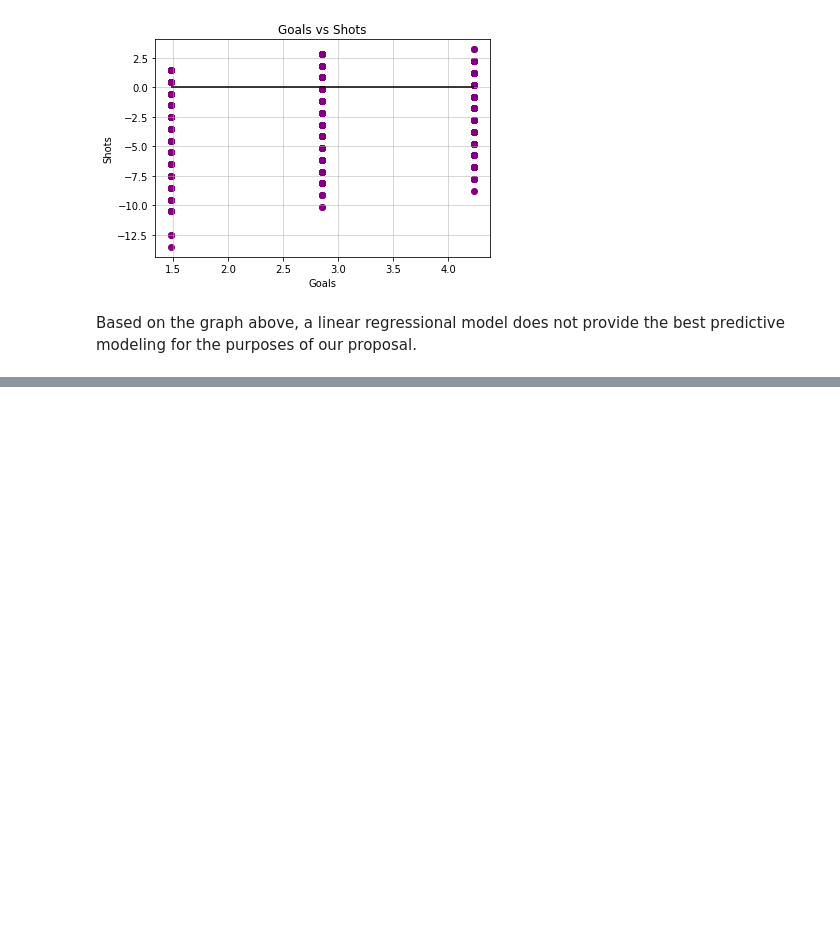
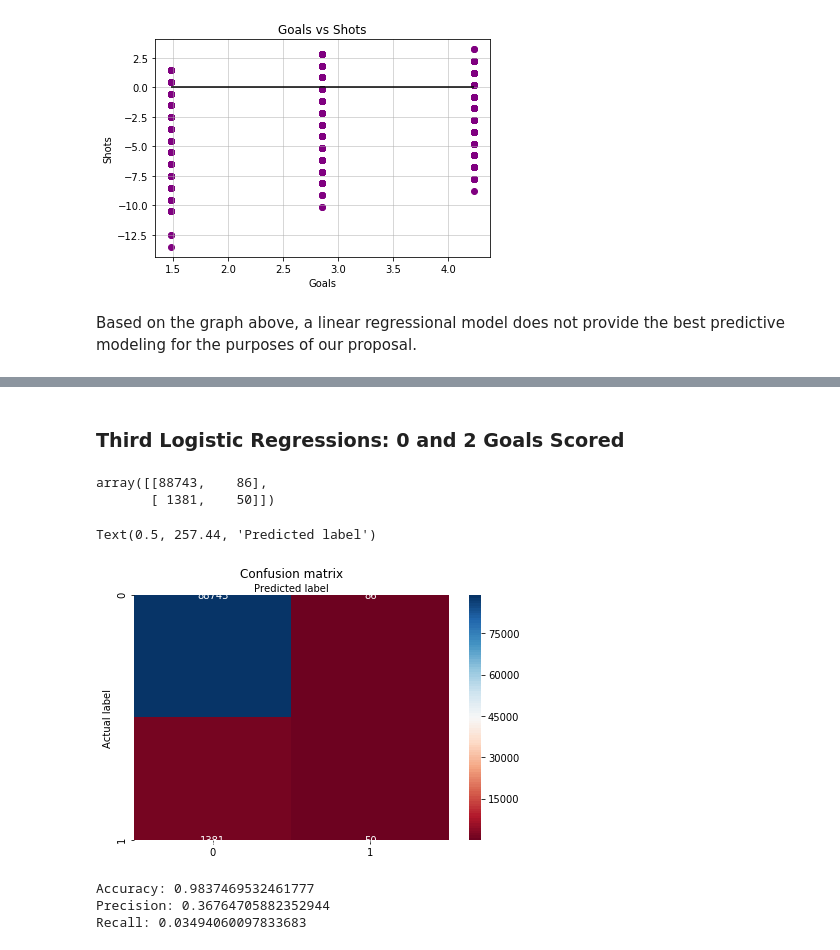
Before and after one commit to zackjmccann/Statistical-Analysis-NHL-Player-Data, a Jupyter notebook: nhl_player_analysis.ipynb, the cells around one changed output, grey strips where cells are left out. Cells and saved outputs as stored; diff of their text form; code cells hidden in the pictures; blank space fills up the shorter version.

```diff
--- a/nhl_player_analysis.ipynb
+++ b/nhl_player_analysis.ipynb
@@ -425,0 +490,44 @@ ValueError: A target array with shape (329262, 3) was passed for an output of sh
+# %% [markdown]
+### Third Logistic Regressions: 0 and 2 Goals Scored
+# %%
+log_third = logistic_df[logistic_df.Goals != 1]
+
+log_third_goals = log_third[['Goals']].values
+log_third_goals[log_third_goals > 1] = 1
+log_third['Goals'] = log_third_goals
+# %%
+X = log_third.drop('Goals', axis=1)
+y = log_third.Goals
+# %%
+X_train,X_test,y_train,y_test=train_test_split(X,y,test_size=0.25,random_state=0)
+logreg = LogisticRegression()
+logreg.fit(X_train,y_train)
+y_pred=logreg.predict(X_test)
+cnf_matrix = metrics.confusion_matrix(y_test, y_pred)
+cnf_matrix
+# %% [output]
+array([[88743,    86],
+       [ 1381,    50]])
+# %%
+class_names=[0,1]
+fig, ax = plt.subplots()
+tick_marks = np.arange(len(class_names))
+plt.xticks(tick_marks, class_names)
+plt.yticks(tick_marks, class_names)
+sns.heatmap(pd.DataFrame(cnf_matrix), annot=True,cmap=sns.color_palette("RdBu", n_colors=100),fmt='g')
+ax.xaxis.set_label_position("top")
+plt.tight_layout()
+plt.title('Confusion matrix', y=1.1)
+plt.ylabel('Actual label')
+plt.xlabel('Predicted label')
+# %% [output]
+Text(0.5, 257.44, 'Predicted label')
+[figure, added]
+# %%
+print("Accuracy:",metrics.accuracy_score(y_test, y_pred))
+print("Precision:",metrics.precision_score(y_test, y_pred))
+print("Recall:",metrics.recall_score(y_test, y_pred))
+# %% [output]
+Accuracy: 0.9837469532461777
+Precision: 0.36764705882352944
+Recall: 0.03494060097833683
```
Also changed, not shown: parts of 40 cells of this notebook.
